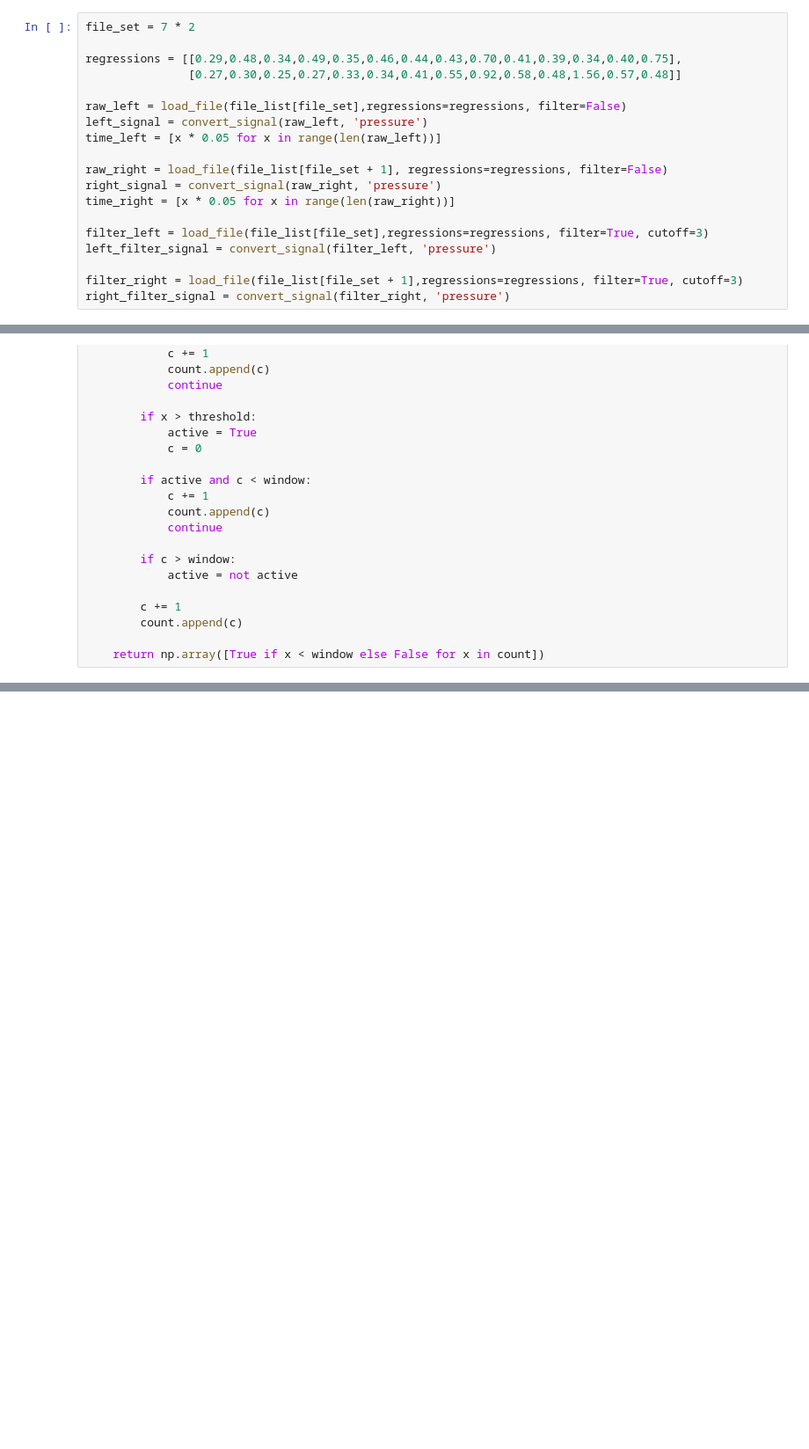
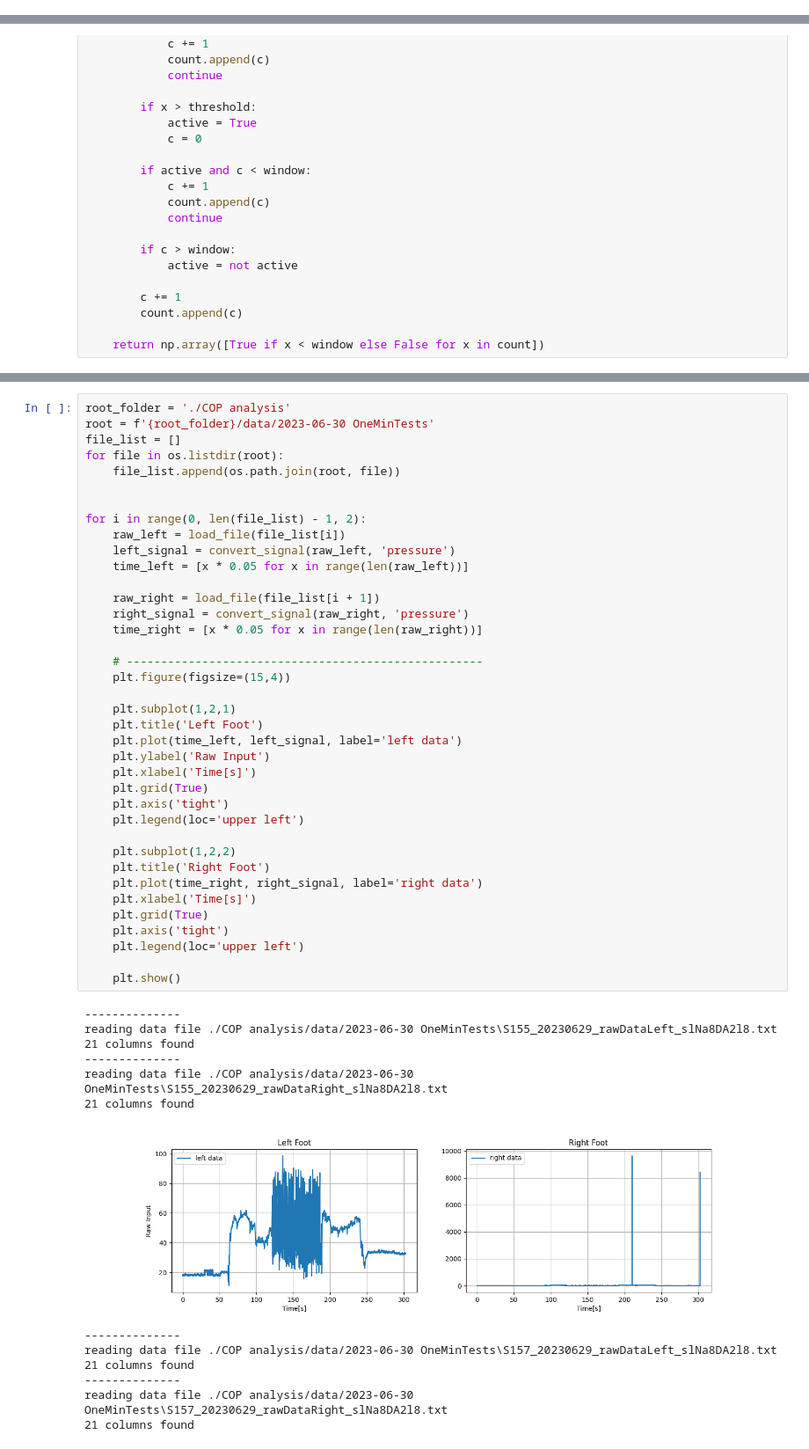
Before and after one commit to Sevastiyan/fs-projects, a Jupyter notebook: COP analysis/analysis.ipynb, the cells around one changed output, grey strips where cells are left out. Shown at 88% size. Saved outputs shown, nothing was run; the diff lists cells and outputs as text; blank space fills up the shorter version.

```diff
--- a/COP analysis/analysis.ipynb
+++ b/COP analysis/analysis.ipynb
@@ -92,19 +9,0 @@ reading data file ./COP analysis/data/2023-06-29 flexosensemci004 Data/S6_202306
-# %%
-file_set = 7 * 2
-
-regressions = [[0.29,0.48,0.34,0.49,0.35,0.46,0.44,0.43,0.70,0.41,0.39,0.34,0.40,0.75],
-               [0.27,0.30,0.25,0.27,0.33,0.34,0.41,0.55,0.92,0.58,0.48,1.56,0.57,0.48]]
-
-raw_left = load_file(file_list[file_set],regressions=regressions, filter=False)
-left_signal = convert_signal(raw_left, 'pressure')
-time_left = [x * 0.05 for x in range(len(raw_left))]
-
-raw_right = load_file(file_list[file_set + 1], regressions=regressions, filter=False)
-right_signal = convert_signal(raw_right, 'pressure')
-time_right = [x * 0.05 for x in range(len(raw_right))]
-
-filter_left = load_file(file_list[file_set],regressions=regressions, filter=True, cutoff=3)
-left_filter_signal = convert_signal(filter_left, 'pressure')
-
-filter_right = load_file(file_list[file_set + 1],regressions=regressions, filter=True, cutoff=3)
-right_filter_signal = convert_signal(filter_right, 'pressure')
@@ -253,0 +46,52 @@ def generate_mask(signal, threshold=7):
+# %%
+root_folder = './COP analysis'
+root = f'{root_folder}/data/2023-06-30 OneMinTests'
+file_list = []
+for file in os.listdir(root):
+    file_list.append(os.path.join(root, file))
+
+
+for i in range(0, len(file_list) - 1, 2):
+    raw_left = load_file(file_list[i])
+    left_signal = convert_signal(raw_left, 'pressure')
+    time_left = [x * 0.05 for x in range(len(raw_left))]
+
+    raw_right = load_file(file_list[i + 1])
+    right_signal = convert_signal(raw_right, 'pressure')
+    time_right = [x * 0.05 for x in range(len(raw_right))]
+
+    # ----------------------------------------------------
+    plt.figure(figsize=(15,4))
+
+    plt.subplot(1,2,1)
+    plt.title('Left Foot')
+    plt.plot(time_left, left_signal, label='left data')
+    plt.ylabel('Raw Input')
+    plt.xlabel('Time[s]')
+    plt.grid(True)
+    plt.axis('tight')
+    plt.legend(loc='upper left')
+
+    plt.subplot(1,2,2)
+    plt.title('Right Foot')
+    plt.plot(time_right, right_signal, label='right data')
+    plt.xlabel('Time[s]')
+    plt.grid(True)
+    plt.axis('tight')
+    plt.legend(loc='upper left')
+
+    plt.show()
+# %% [output]
+--------------
+reading data file ./COP analysis/data/2023-06-30 OneMinTests\S155_20230629_rawDataLeft_slNa8DA2l8.txt
+21 columns found
+--------------
+reading data file ./COP analysis/data/2023-06-30 OneMinTests\S155_20230629_rawDataRight_slNa8DA2l8.txt
+21 columns found
+[figure, added]
+--------------
+reading data file ./COP analysis/data/2023-06-30 OneMinTests\S157_20230629_rawDataLeft_slNa8DA2l8.txt
+21 columns found
+--------------
+reading data file ./COP analysis/data/2023-06-30 OneMinTests\S157_20230629_rawDataRight_slNa8DA2l8.txt
+21 columns found
```
Also changed, not shown: parts of 26 cells of this notebook, 4 other files.
